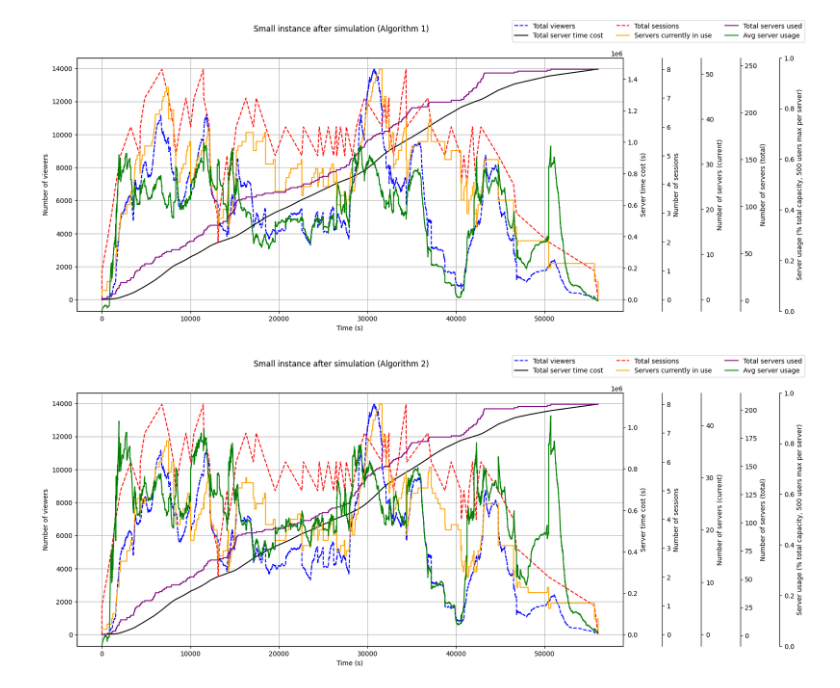
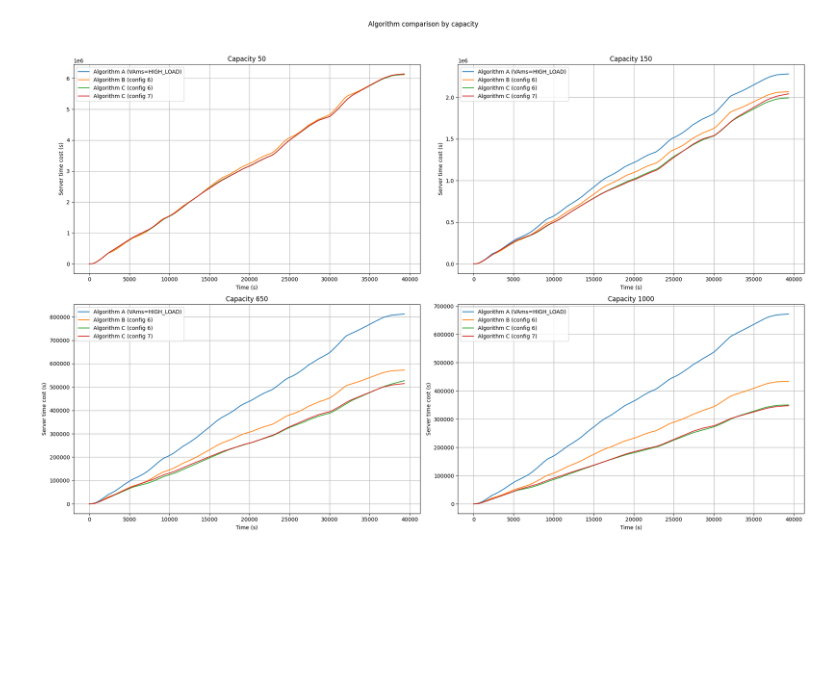
Before and after one commit to codeurjc/FacebookVideosLive18-Analysis, a Jupyter notebook: simulated.ipynb, the cells around one changed output. Drawn from its saved outputs; the diff is of its cells as text; code cells hidden in the pictures; blank space fills up the shorter version.

Commit message:
time cost comparisons

```diff
--- a/simulated.ipynb
+++ b/simulated.ipynb
@@ -57,34 +93,53 @@ def calculate_progression(instance_name, instance):
 # %%
-def plot_instance(instance_name, figtitle):
-    timestamps = instance_progression[instance_name]["timestamps"]
-    viewer_count_array = instance_progression[instance_name]["viewer_count_array"]
-    timestamps_sessions = instance_progression[instance_name]["timestamps_sessions"]
-    sessions = instance_progression[instance_name]["sessions"]
-    instance = instance_progression[instance_name]["instance"]
+def plot_instance(instance_capacity, instance_name, figtitle):
+    timestamps = instance_progression[instance_capacity][instance_name]["timestamps"]
+    viewer_count_array = instance_progression[instance_capacity][instance_name]["viewer_count_array"]
+    timestamps_sessions = instance_progression[instance_capacity][instance_name]["timestamps_sessions"]
+    sessions = instance_progression[instance_capacity][instance_name]["sessions"]
+    instance = instance_progression[instance_capacity][instance_name]["instance"]
     fig, ax = plt.subplots(figsize=(15, 7))
     ax.plot(timestamps, viewer_count_array, 'b--', label="Total viewers")
     ax.set_xlabel("Time (s)")
     ax.set_ylabel("Number of viewers")
     ax2 = ax.twinx()
     ax2.plot(instance["timestamp"], instance["server_platform_time_cost"], label="Total server time cost", color='black')
     ax2.set_ylabel("Server time cost (s)")
     ax3 = ax.twinx()
     ax3.plot(timestamps_sessions, sessions, 'r--', label="Total sessions")
     ax3.set_ylabel("Number of sessions")
     ax3.spines['right'].set_position(('outward', 60))
     ax4 = ax.twinx()
     ax4.plot(instance["timestamp"], instance["n_servers_current"], label="Servers currently in use", color='orange')
     ax4.set_ylabel("Number of servers (current)")
     ax4.spines['right'].set_position(('outward', 120))
     ax5 = ax.twinx()
     ax5.plot(instance["timestamp"], instance["n_servers_total"], label="Total servers used", color='purple')
     ax5.set_ylabel("Number of servers (total)")
     ax5.spines['right'].set_position(('outward', 180))
     ax6 = ax.twinx()
     ax6.plot(instance["timestamp"], instance["server_platform_avg_usage"], label="Avg server usage", color='green')
     ax6.set_ylabel("Server usage (% total capacity, 500 users max per server)")
     ax6.spines['right'].set_position(('outward', 240))
     ax6.set_ylim([0, 1])
     fig.legend(ncol=3)
     ax.grid()
     fig.suptitle(figtitle)
+
+def plot_all():
+    capacities = ["50", "150", "650", "1000"]
+    fig, axs = plt.subplots(2, 2, figsize=(20, 14), sharex=False)
+    axs = axs.flatten()
+    for idx, instance_capacity in enumerate(capacities):
+        ax = axs[idx]
+        for instance_name in instance_progression[instance_capacity]:
+            instance = instance_progression[instance_capacity][instance_name]["instance"]
+            ax.plot(instance["timestamp"], instance["server_platform_time_cost"], label=instance_name)
+        ax.set_xlabel("Time (s)")
+        ax.set_ylabel("Server time cost (s)")
+        ax.set_title(f"Capacity {instance_capacity}")
+        ax.grid()
+        ax.legend()
+    fig.suptitle("Algorithm comparison by capacity")
+plot_all()
+# %% [output]
+[figure, added]
@@ -94,4 +145,0 @@ calculate_progression('Algorithm A (500 connections per server)', instance)
-# %%
-plot_instance('Algorithm A (500 connections per server)', "Small instance after simulation (Algorithm 1)")
-# %% [output]
-[figure, removed]
@@ -111,4 +145,0 @@ calculate_progression('Algorithm B (20 connection reserved for server connection
-# %%
-plot_instance('Algorithm B (1 connection reserved for server connections, 500 connections per server)', "Small instance after simulation (Algorithm 2)")
-# %% [output]
-[figure, removed]
```
Also changed, not shown: parts of 5 cells of this notebook.
